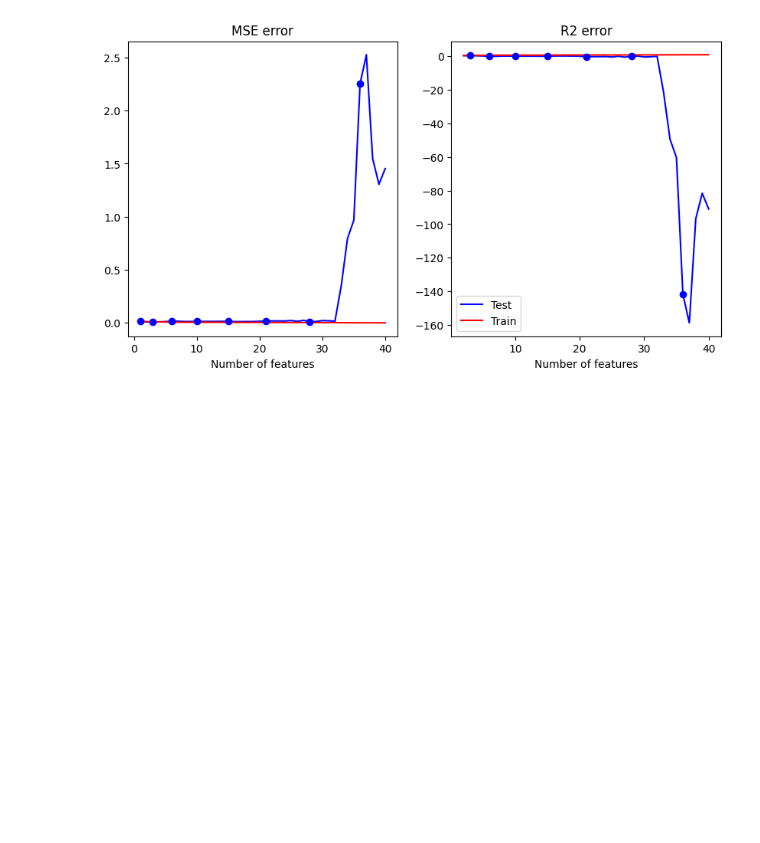
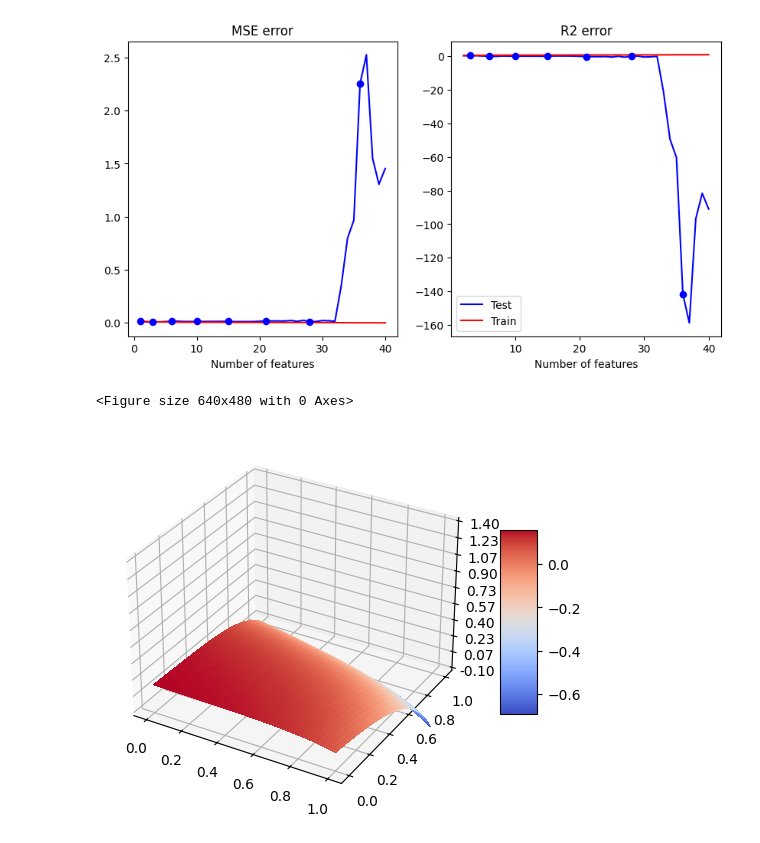
Before and after one commit to Trond01/Project1_FYS-STK4155, a Jupyter notebook: Runs/OLS_results.ipynb, the cells around one changed output. Saved outputs shown, nothing was run; the diff lists cells and outputs as text; code cells hidden in the pictures; blank space fills up the shorter version.

```diff
--- a/Runs/OLS_results.ipynb
+++ b/Runs/OLS_results.ipynb
@@ -20,3 +20,9 @@ _ = plot_MSE_R2_experiment(train_method=train_OLS,filename=path_to_results("terr
 # %% [output]
 [figure]
 [figure]
+# %%
+data = r2_sampling(101)
+model = train_RIDGE(data=data, num_features=40, lam=10000, plot_or_not=True)
+# %% [output]
+<Figure size 640x480 with 0 Axes>
+[figure, added]
```
Also changed, not shown: parts of 2 cells of this notebook, 2 other files.
